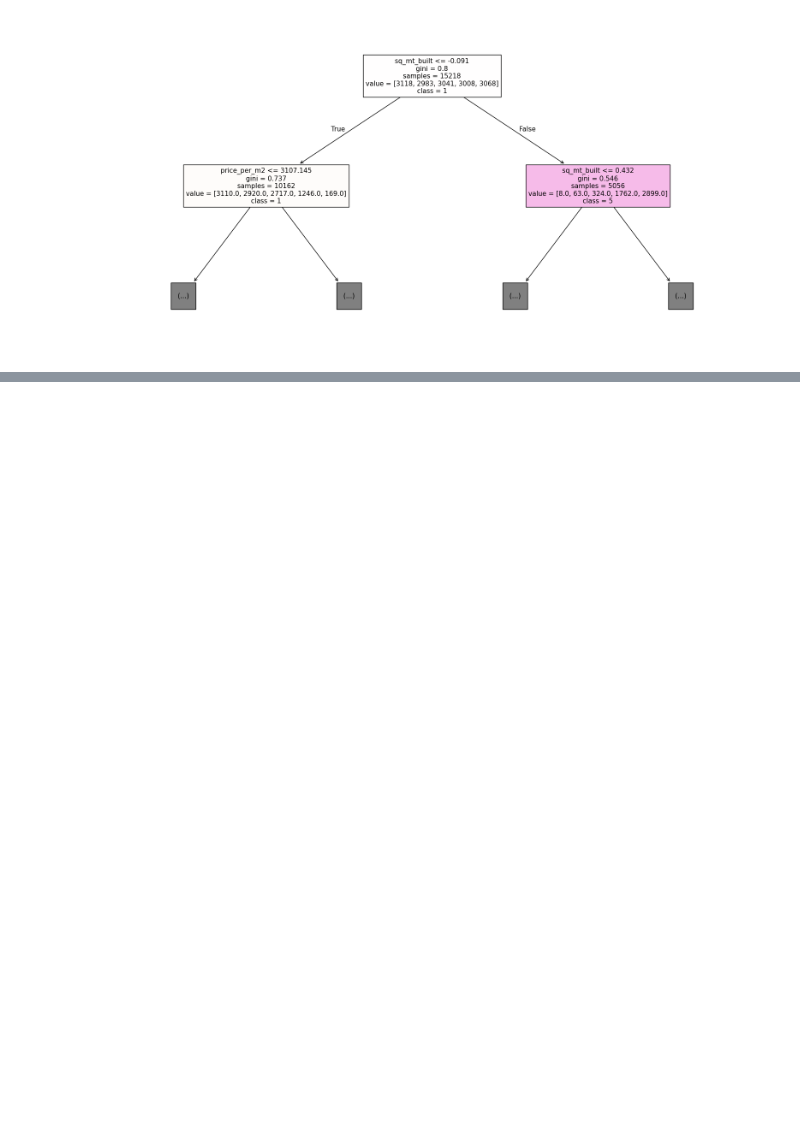
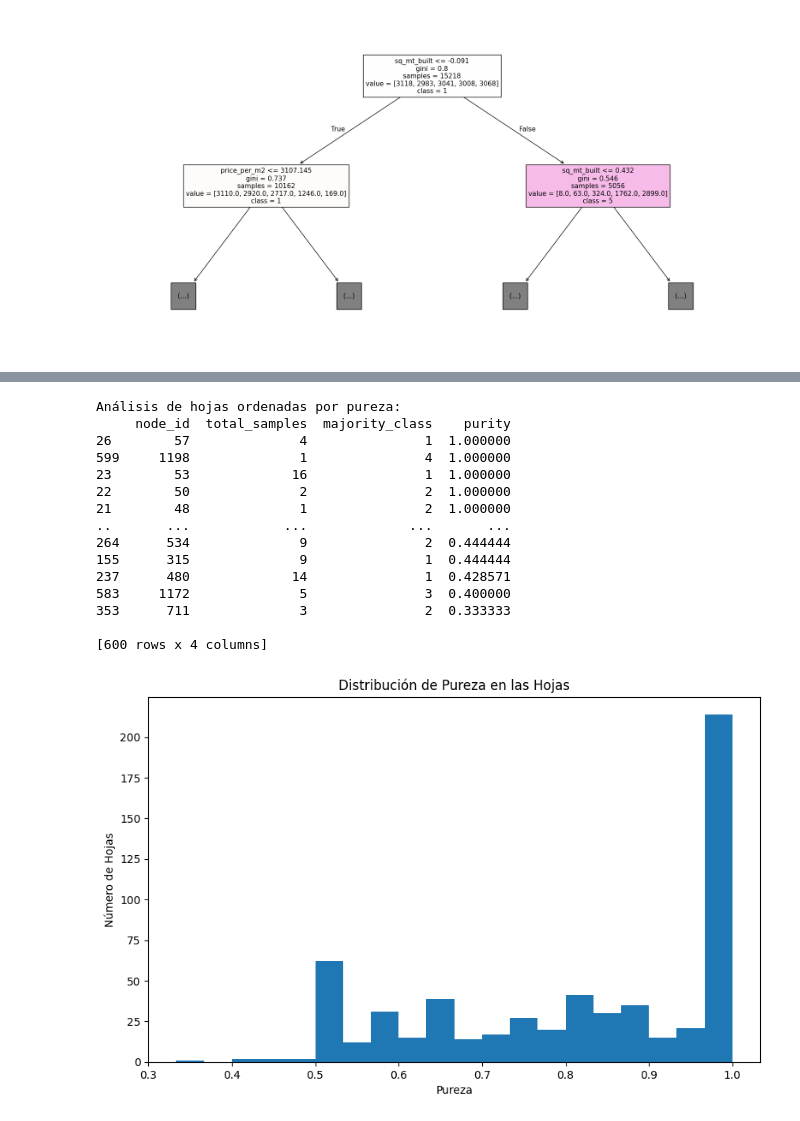
Before and after one commit to carleslobon/MD2, a Jupyter notebook: algorithms/decision_trees.ipynb, the cells around one changed output, grey strips where cells are left out. Cells and saved outputs as stored; diff of their text form; code cells hidden in the pictures; blank space fills up the shorter version.

Commit message:
añadida fiabilida de las hojas

```diff
--- a/algorithms/decision_trees.ipynb
+++ b/algorithms/decision_trees.ipynb
@@ -191,0 +196,79 @@ plt.show()
+# %%
+def analyze_tree_leaves(tree, X, y):
+
+    # Obtener las hojas del árbol
+    n_nodes = tree.tree_.node_count
+    children_left = tree.tree_.children_left
+    children_right = tree.tree_.children_right
+
+    # Identificar las hojas (nodos sin hijos)
+    is_leaf = np.zeros(shape=n_nodes, dtype=bool)
+    stack = [(0, 0)]  # (node_id, depth)
+    while len(stack) > 0:
+        node_id, depth = stack.pop()
+
+        # Si es una hoja
+        if (children_left[node_id] == children_right[node_id]):
+            is_leaf[node_id] = True
+        else:
+            stack.append((children_left[node_id], depth + 1))
+            stack.append((children_right[node_id], depth + 1))
+
+    # Analizar cada hoja
+    leaf_info = []
+    for node_id in range(n_nodes):
+        if is_leaf[node_id]:
+            # Obtener las muestras que llegan a esta hoja
+            node_samples = tree.apply(X) == node_id
+            y_leaf = y[node_samples]
+
+            if len(y_leaf) > 0:
+                # Calcular métricas
+                total_samples = len(y_leaf)
+                class_counts = np.bincount(y_leaf)
+                majority_class = np.argmax(class_counts)
+                purity = class_counts[majority_class] / total_samples
+
+                leaf_info.append({
+                    'node_id': node_id,
+                    'total_samples': total_samples,
+                    'majority_class': majority_class,
+                    'purity': purity,
+                })
+
+    return pd.DataFrame(leaf_info)
+
+leaf_analysis = analyze_tree_leaves(best_model, X, y)
+
+print("\nAnálisis de hojas ordenadas por pureza:")
+print(leaf_analysis.sort_values('purity', ascending=False))
+
+plt.figure(figsize=(10, 6))
+plt.hist(leaf_analysis['purity'], bins=20)
+plt.title('Distribución de Pureza en las Hojas')
+plt.xlabel('Pureza')
+plt.ylabel('Número de Hojas')
+plt.show()
+
+print("\nHojas con baja fiabilidad (pureza < 0.8):")
+print(leaf_analysis[leaf_analysis['purity'] < 0.8].sort_values('purity'))
+
+print("\nHojas con pocas muestras (< 10):")
+print(leaf_analysis[leaf_analysis['total_samples'] < 10].sort_values('total_samples'))
+# %% [output]
+Análisis de hojas ordenadas por pureza:
+     node_id  total_samples  majority_class    purity
+26        57              4               1  1.000000
+599     1198              1               4  1.000000
+23        53             16               1  1.000000
+22        50              2               2  1.000000
+21        48              1               2  1.000000
+..       ...            ...             ...       ...
+264      534              9               2  0.444444
+155      315              9               1  0.444444
+237      480             14               1  0.428571
+583     1172              5               3  0.400000
+353      711              3               2  0.333333
+
+[600 rows x 4 columns]
+[figure, added]
```
Also changed, not shown: parts of 4 cells of this notebook.
